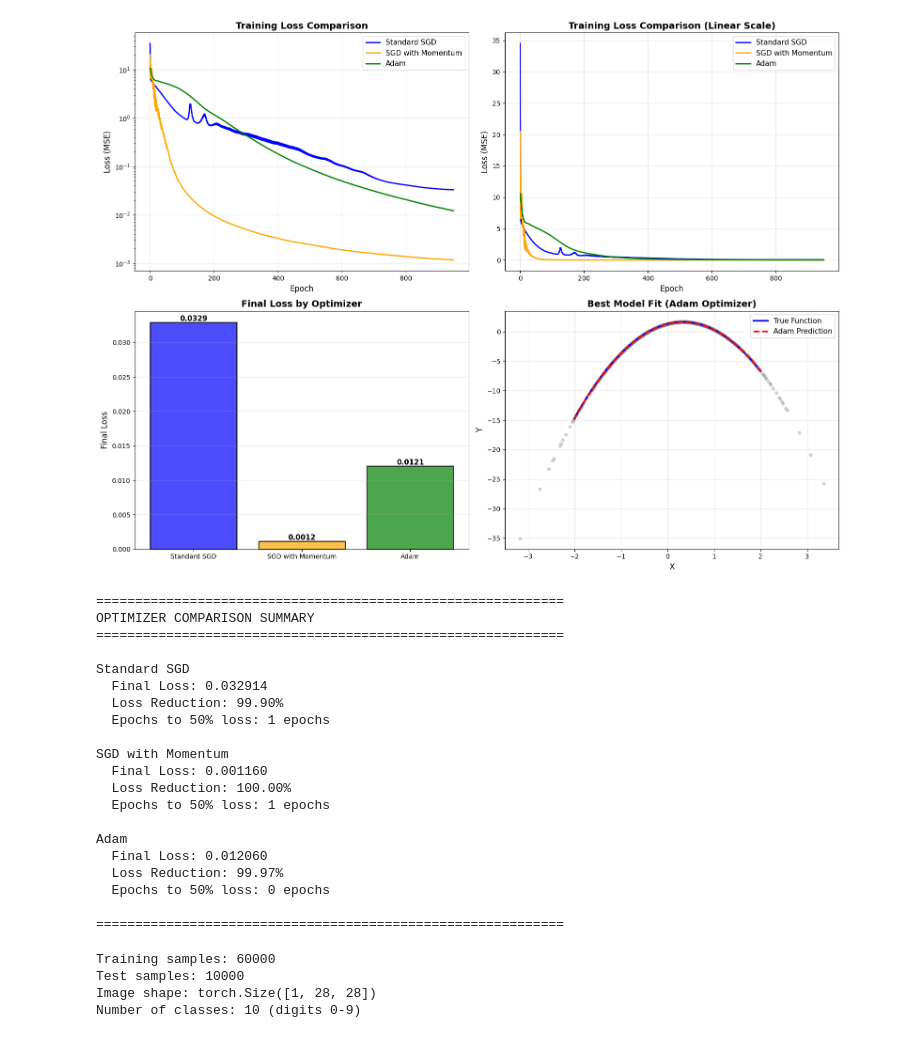
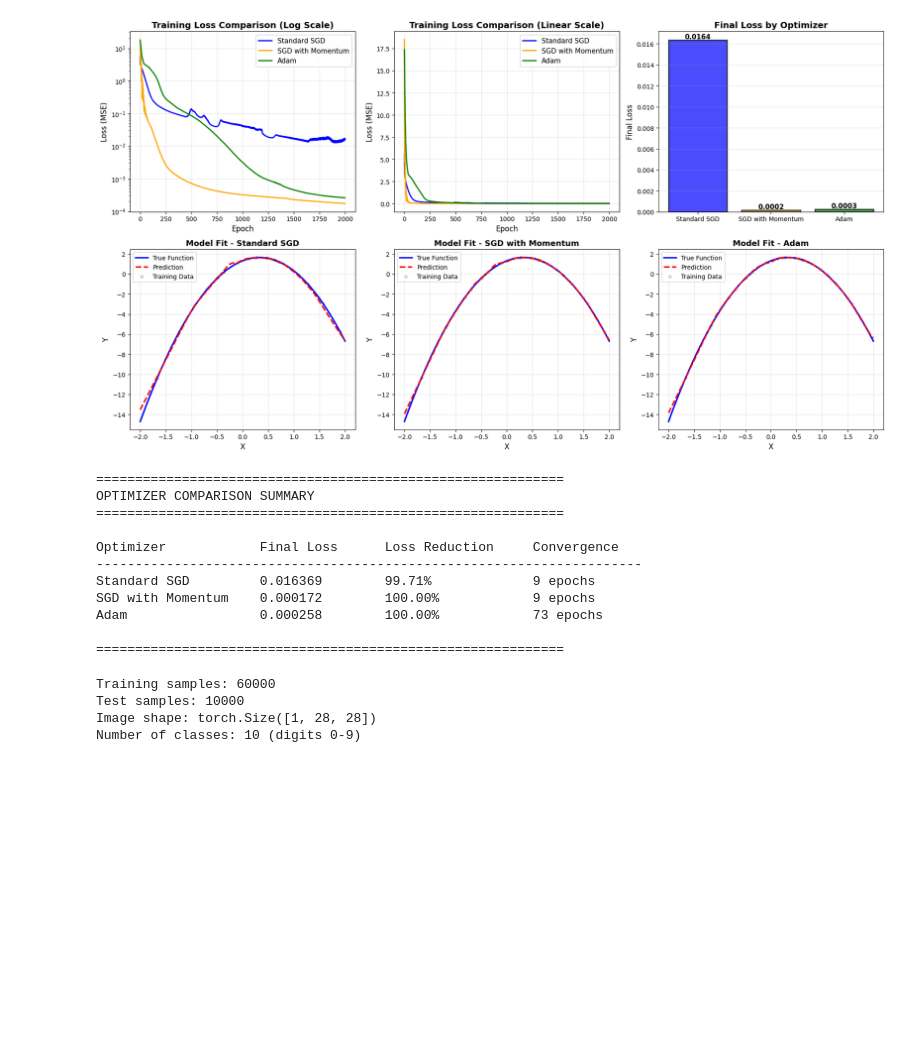
Before and after one commit to junaid-55/Neural-Network, a Jupyter notebook: neural.ipynb, the cells around one changed output. Drawn from its saved outputs; the diff is of its cells as text; code cells hidden in the pictures; blank space fills up the shorter version.

```diff
--- a/neural.ipynb
+++ b/neural.ipynb
@@ -141,7 +141,7 @@ def train_network(model, X, y, epochs, learning_rate, verbose=True):
     return losses
 # %%
 # ==================== DATA SETUP ====================
-N = 1000
+N = 30
 D_in = 1
 D_out = 1
 
@@ -160,7 +160,7 @@ model = Network(layer_dims, activation_types)
 
 # ==================== TRAINING ====================
 learning_rate = 0.01
-epochs = 950
+epochs = 2000
 losses = train_network(model, X, y_true, epochs, learning_rate)
 
 # ==================== VISUALIZATION ====================
@@ -247,7 +247,7 @@ for opt_type in optimizers:
 
 # ==================== VISUALIZATION: COMPARE OPTIMIZERS ====================
 
-fig, axes = plt.subplots(2, 2, figsize=(16, 12))
+fig, axes = plt.subplots(2, 3, figsize=(18, 10))
 
 # Plot 1: Loss Curves Comparison
 ax = axes[0, 0]
@@ -261,7 +261,7 @@ for opt_type in optimizers:
 
 ax.set_xlabel('Epoch', fontsize=12)
 ax.set_ylabel('Loss (MSE)', fontsize=12)
-ax.set_title('Training Loss Comparison', fontsize=14, fontweight='bold')
+ax.set_title('Training Loss Comparison (Log Scale)', fontsize=14, fontweight='bold')
 ax.set_yscale('log')
 ax.legend(fontsize=11)
 ax.grid(True, alpha=0.3)
@@ -280,7 +280,7 @@ ax.legend(fontsize=11)
 ax.grid(True, alpha=0.3)
 
 # Plot 3: Final Loss Comparison (Bar Chart)
-ax = axes[1, 0]
+ax = axes[0, 2]
 final_losses = [all_losses[opt_type][-1] for opt_type in optimizers]
 optimizer_names = [labels_map[opt_type] for opt_type in optimizers]
 colors_list = [colors[list(colors.keys())[i]] for i in range(len(optimizers))]
@@ -297,21 +297,31 @@ for bar, loss in zip(bars, final_losses):
             f'{loss:.4f}',
             ha='center', va='bottom', fontsize=11, fontweight='bold')
 
-# Plot 4: Predictions Comparison (using best optimizer - Adam)
-ax = axes[1, 1]
-best_model = all_models["Adam"]
+# ==================== PREDICTION PLOTS FOR ALL OPTIMIZERS ====================
+
+# Plot 4, 5, 6: Predictions for each optimizer
 X_plot = torch.linspace(-2, 2, 100).reshape(-1, 1)
-y_pred_plot = best_model.forward(X_plot).detach()
 y_true_plot = (X_plot**2) @ true_w1 + X_plot @ true_w2 + true_b
 
-ax.plot(X_plot.numpy(), y_true_plot.numpy(), 'b-', linewidth=2.5, label='True Function')
-ax.plot(X_plot.numpy(), y_pred_plot.numpy(), 'r--', linewidth=2.5, label='Adam Prediction')
-ax.scatter(X.numpy(), y_true.numpy(), alpha=0.3, s=20, color='gray')
-ax.set_xlabel('X', fontsize=12)
-ax.set_ylabel('Y', fontsize=12)
-ax.set_title('Best Model Fit (Adam Optimizer)', fontsize=14, fontweight='bold')
-ax.legend(fontsize=11)
-ax.grid(True, alpha=0.3)
+for idx, opt_type in enumerate(optimizers):
+    ax = axes[1, idx]
+    model = all_models[opt_type]
+    y_pred_plot = model.forward(X_plot).detach()
+
+    # Plot true function
+    ax.plot(X_plot.numpy(), y_true_plot.numpy(), 'b-', linewidth=2.5, label='True Function')
+
+    # Plot predicted function
+    ax.plot(X_plot.numpy(), y_pred_plot.numpy(), 'r--', linewidth=2.5, label='Prediction')
+
+    # Scatter actual data points
+    ax.scatter(X.numpy(), y_true.numpy(), alpha=0.3, s=20, color='gray', label='Training Data')
+
+    ax.set_xlabel('X', fontsize=12)
+    ax.set_ylabel('Y', fontsize=12)
+    ax.set_title(f'Model Fit - {labels_map[opt_type]}', fontsize=13, fontweight='bold')
+    ax.legend(fontsize=10)
+    ax.grid(True, alpha=0.3)
 
 plt.tight_layout()
 plt.show()
@@ -346,11 +356,10 @@ for opt_type in optimizers:
     summary_data['Convergence Speed'].append(f"{convergence} epochs")
 
 # Print table
+print(f"\n{'Optimizer':<20} {'Final Loss':<15} {'Loss Reduction':<18} {'Convergence':<15}")
+print("-" * 70)
 for i in range(len(summary_data['Optimizer'])):
-    print(f"\n{summary_data['Optimizer'][i]}")
-    print(f"  Final Loss: {summary_data['Final Loss'][i]}")
-    print(f"  Loss Reduction: {summary_data['Loss Reduction (%)'][i]}")
-    print(f"  Epochs to 50% loss: {summary_data['Convergence Speed'][i]}")
+    print(f"{summary_data['Optimizer'][i]:<20} {summary_data['Final Loss'][i]:<15} {summary_data['Loss Reduction (%)'][i]:<18} {summary_data['Convergence Speed'][i]:<15}")
 
 print("\n" + "="*60)
 # %% [output]
@@ -374,22 +383,13 @@ Final Loss: 0.012060
-[figure, old version]
+[figure, new version]
 ============================================================
 OPTIMIZER COMPARISON SUMMARY
 ============================================================
 
-Standard SGD
-  Final Loss: 0.032914
-  Loss Reduction: 99.90%
-  Epochs to 50% loss: 1 epochs
-
-SGD with Momentum
-  Final Loss: 0.001160
-  Loss Reduction: 100.00%
-  Epochs to 50% loss: 1 epochs
-
-Adam
-  Final Loss: 0.012060
-  Loss Reduction: 99.97%
-  Epochs to 50% loss: 0 epochs
+Optimizer            Final Loss      Loss Reduction     Convergence
+----------------------------------------------------------------------
+Standard SGD         0.016369        99.71%             9 epochs
+SGD with Momentum    0.000172        100.00%            9 epochs
+Adam                 0.000258        100.00%            73 epochs
 
 ============================================================
 # %%
```
Also changed, not shown: parts of 4 cells of this notebook, 3 other files.
